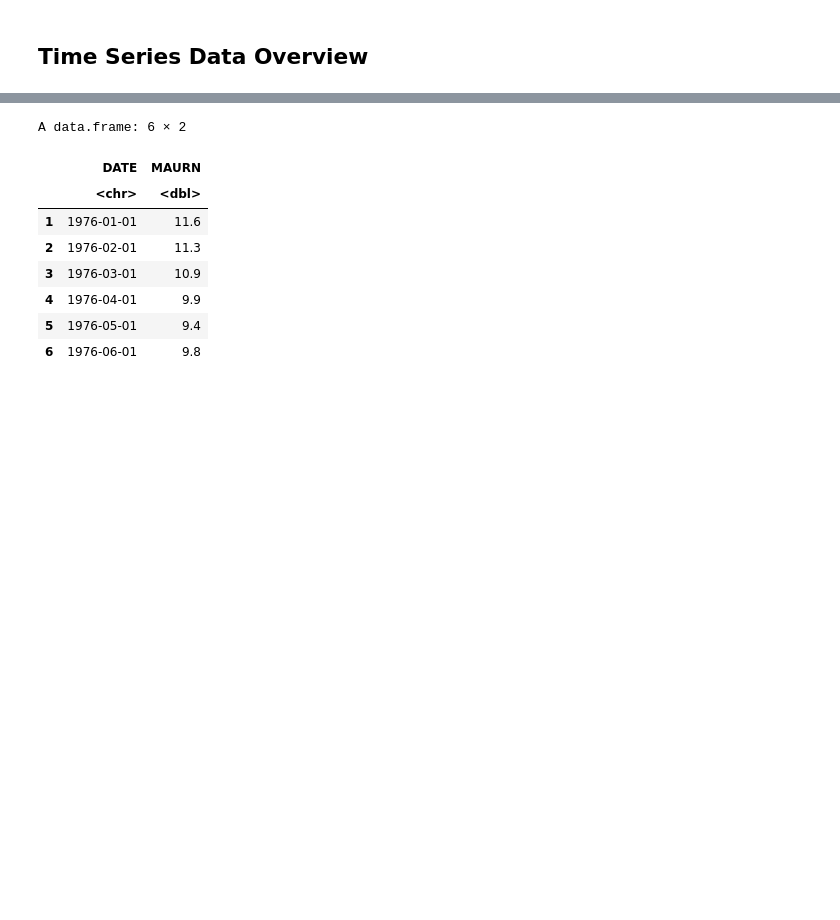
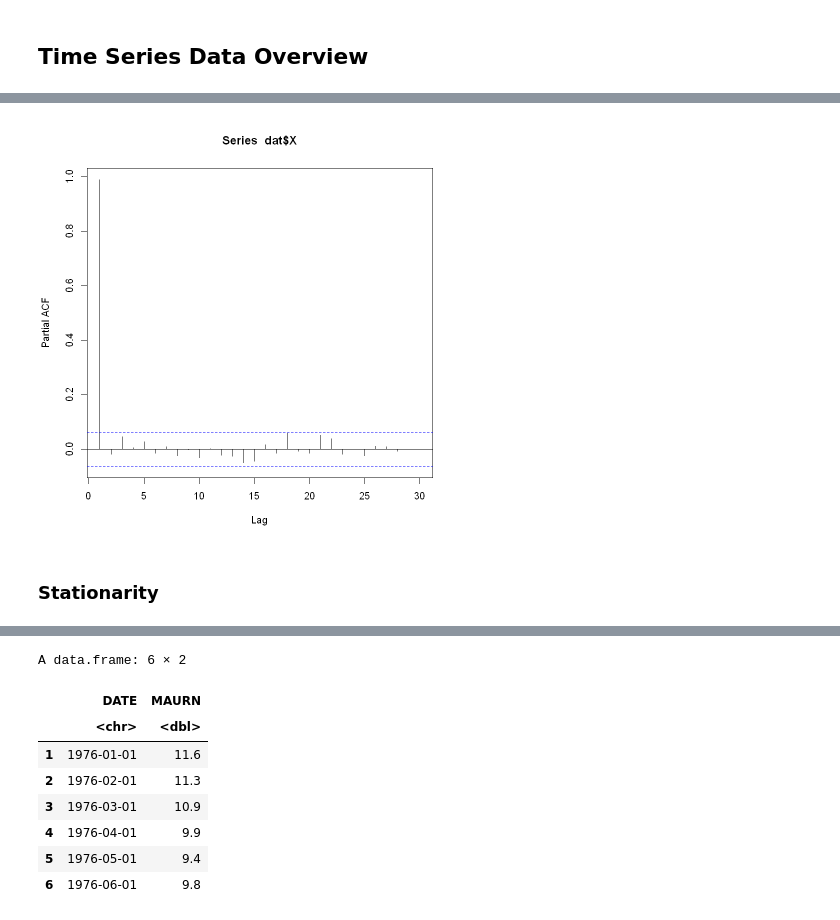
Before and after one commit to mkcakmak/time_series_R_projects, a Jupyter notebook: main.ipynb, the cells around one changed output, grey strips where cells are left out. Drawn from its saved outputs; the diff is of its cells as text; code cells hidden in the pictures; blank space fills up the shorter version.

```diff
--- a/main.ipynb
+++ b/main.ipynb
@@ -24,0 +54,6 @@ compare.models(n=100)
+# %%
+acf(dat$X,type = "partial")
+# %% [output]
+[figure, added]
+# %% [markdown]
+### Stationarity
```
Also changed, not shown: parts of 14 cells of this notebook.
